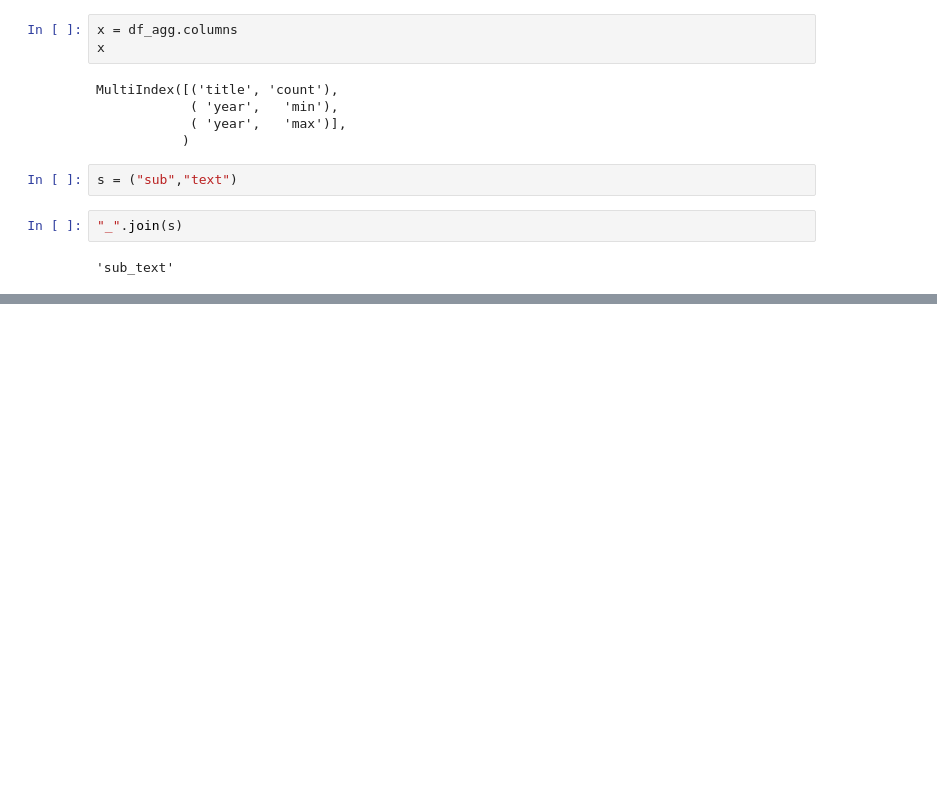
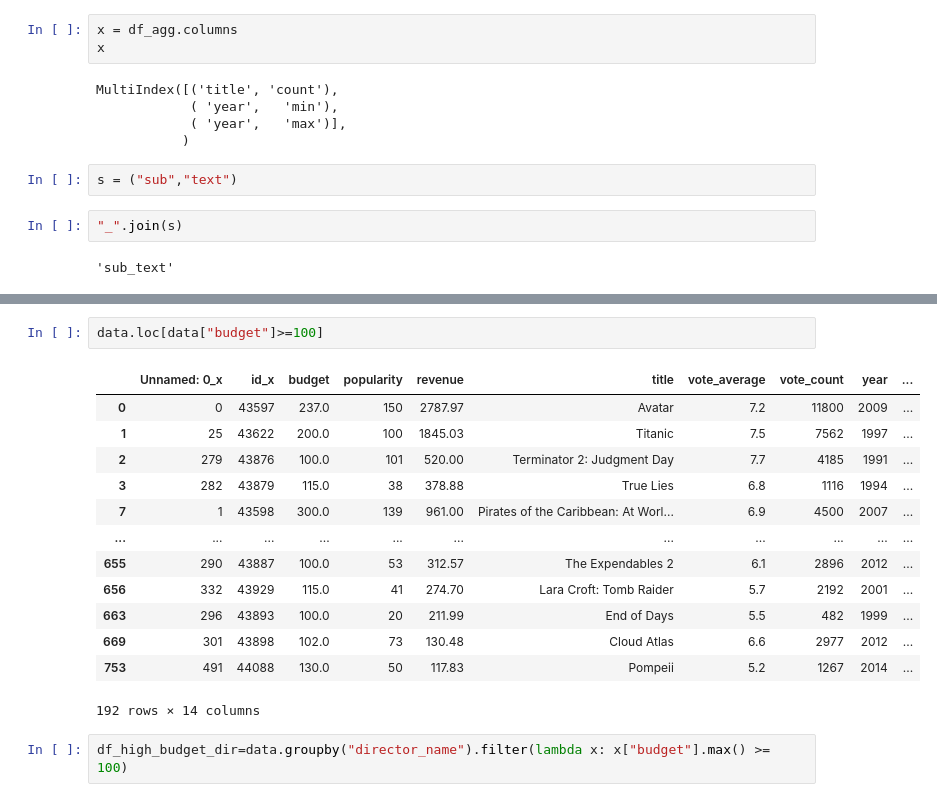
Before and after one commit to rprakashiyer/Python, a Jupyter notebook: pandas_04.ipynb, the cells around one changed output, grey strips where cells are left out. Drawn from its saved outputs; the diff is of its cells as text; blank space fills up the shorter version.

```diff
--- a/pandas_04.ipynb
+++ b/pandas_04.ipynb
@@ -764,0 +853,18 @@ s = ("sub","text")
+# %%
+data.loc[data["budget"]>=100]
+# %% [output]
+|  | Unnamed: 0_x | id_x | budget | popularity | revenue | title | vote_average | vote_count | year | ... |
+| 0 | 0 | 43597 | 237.0 | 150 | 2787.97 | Avatar | 7.2 | 11800 | 2009 | ... |
+| 1 | 25 | 43622 | 200.0 | 100 | 1845.03 | Titanic | 7.5 | 7562 | 1997 | ... |
+| 2 | 279 | 43876 | 100.0 | 101 | 520.00 | Terminator 2: Judgment Day | 7.7 | 4185 | 1991 | ... |
+| 3 | 282 | 43879 | 115.0 | 38 | 378.88 | True Lies | 6.8 | 1116 | 1994 | ... |
+| 7 | 1 | 43598 | 300.0 | 139 | 961.00 | Pirates of the Caribbean: At Worl... | 6.9 | 4500 | 2007 | ... |
+| ... | ... | ... | ... | ... | ... | ... | ... | ... | ... | ... |
+| 655 | 290 | 43887 | 100.0 | 53 | 312.57 | The Expendables 2 | 6.1 | 2896 | 2012 | ... |
+| 656 | 332 | 43929 | 115.0 | 41 | 274.70 | Lara Croft: Tomb Raider | 5.7 | 2192 | 2001 | ... |
+| 663 | 296 | 43893 | 100.0 | 20 | 211.99 | End of Days | 5.5 | 482 | 1999 | ... |
+| 669 | 301 | 43898 | 102.0 | 73 | 130.48 | Cloud Atlas | 6.6 | 2977 | 2012 | ... |
+| 753 | 491 | 44088 | 130.0 | 50 | 117.83 | Pompeii | 5.2 | 1267 | 2014 | ... |
+192 rows × 14 columns
+# %%
+df_high_budget_dir=data.groupby("director_name").filter(lambda x: x["budget"].max() >= 100)
```
Also changed, not shown: parts of 15 cells of this notebook.
